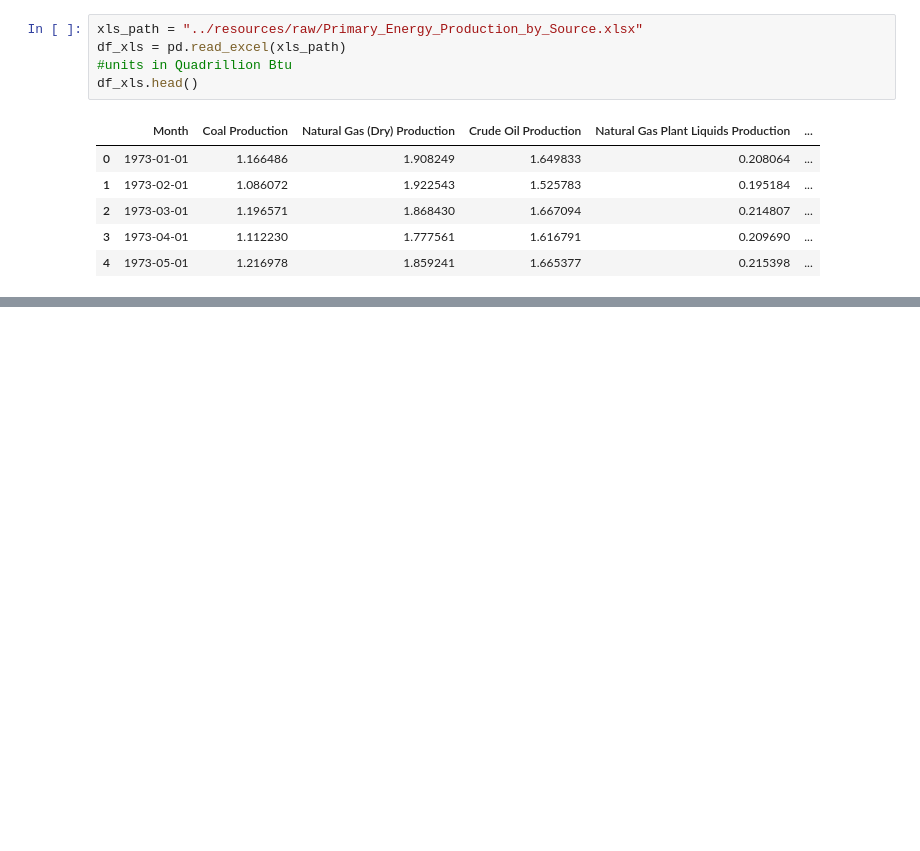
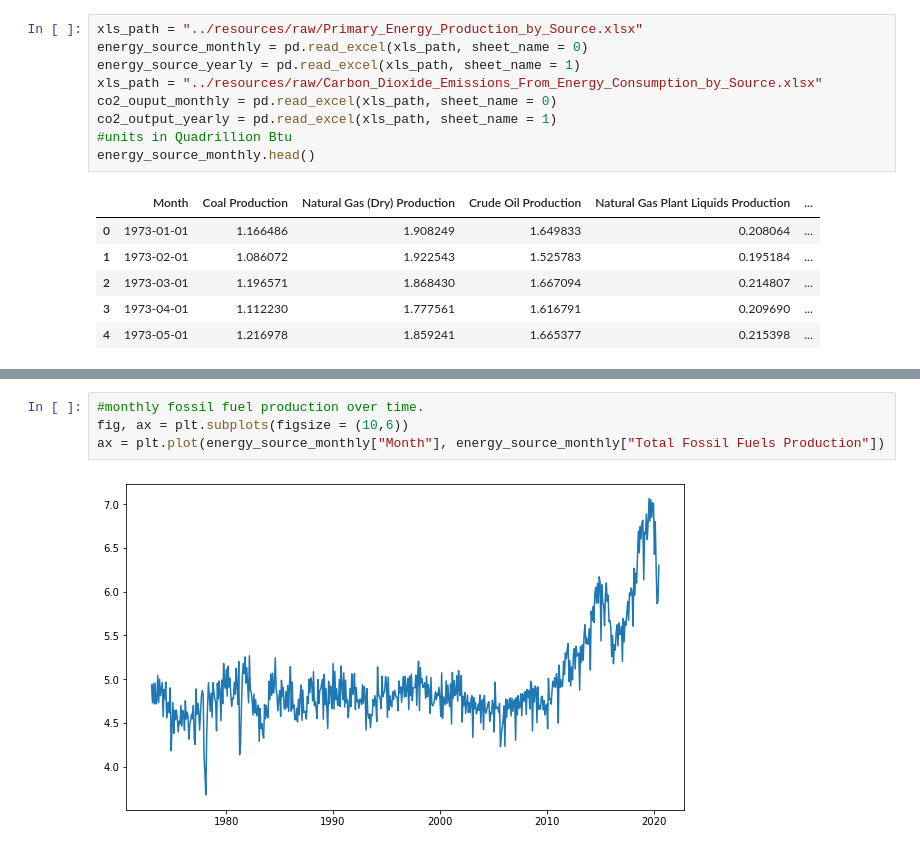
Before and after one commit to BrianDouglas/Climate_Soluctions, a Jupyter notebook: notebooks/Brian.ipynb, the cells around one changed output, grey strips where cells are left out. Drawn from its saved outputs; the diff is of its cells as text; blank space fills up the shorter version.

```diff
--- a/notebooks/Brian.ipynb
+++ b/notebooks/Brian.ipynb
@@ -25,8 +7,12 @@ df_csv
 # %%
 xls_path = "../resources/raw/Primary_Energy_Production_by_Source.xlsx"
-df_xls = pd.read_excel(xls_path)
+energy_source_monthly = pd.read_excel(xls_path, sheet_name = 0)
+energy_source_yearly = pd.read_excel(xls_path, sheet_name = 1)
+xls_path = "../resources/raw/Carbon_Dioxide_Emissions_From_Energy_Consumption_by_Source.xlsx"
+co2_ouput_monthly = pd.read_excel(xls_path, sheet_name = 0)
+co2_output_yearly = pd.read_excel(xls_path, sheet_name = 1)
 #units in Quadrillion Btu
-df_xls.head()
+energy_source_monthly.head()
 # %% [output]
 |  | Month | Coal Production | Natural Gas (Dry) Production | Crude Oil Production | Natural Gas Plant Liquids Production | ... |
 | 0 | 1973-01-01 | 1.166486 | 1.908249 | 1.649833 | 0.208064 | ... |
@@ -51,0 +51,6 @@ plt.plot(df_xls["Month"], df_xls["Coal Production "])
+# %%
+#monthly fossil fuel production over time.
+fig, ax = plt.subplots(figsize = (10,6))
+ax = plt.plot(energy_source_monthly["Month"], energy_source_monthly["Total Fossil Fuels Production"])
+# %% [output]
+[figure, added]
```
Also changed, not shown: parts of 14 cells of this notebook, 2 other files.
